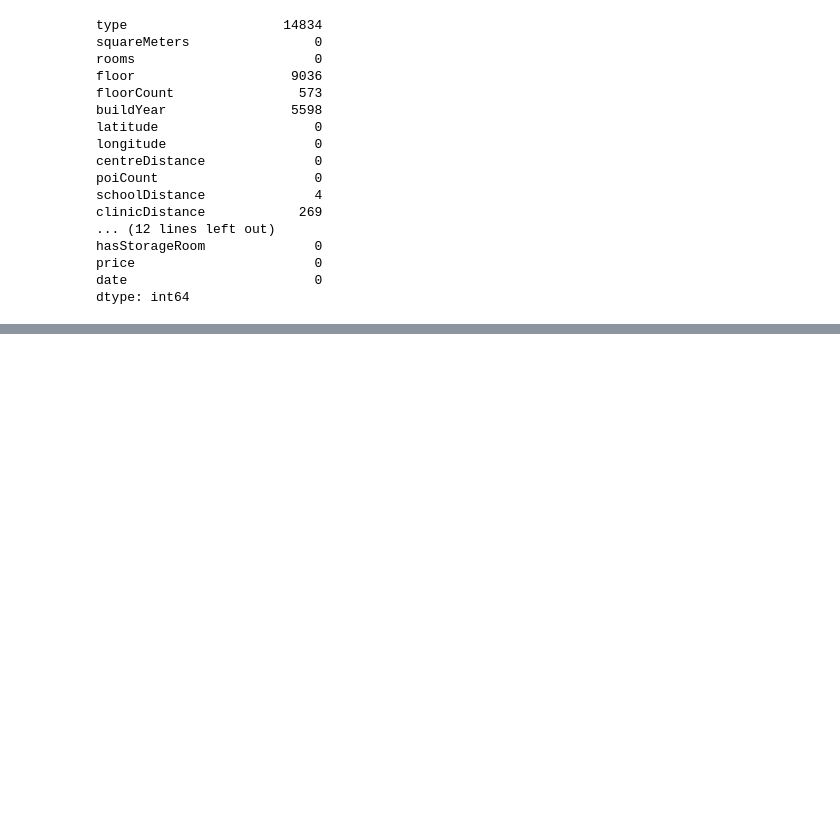
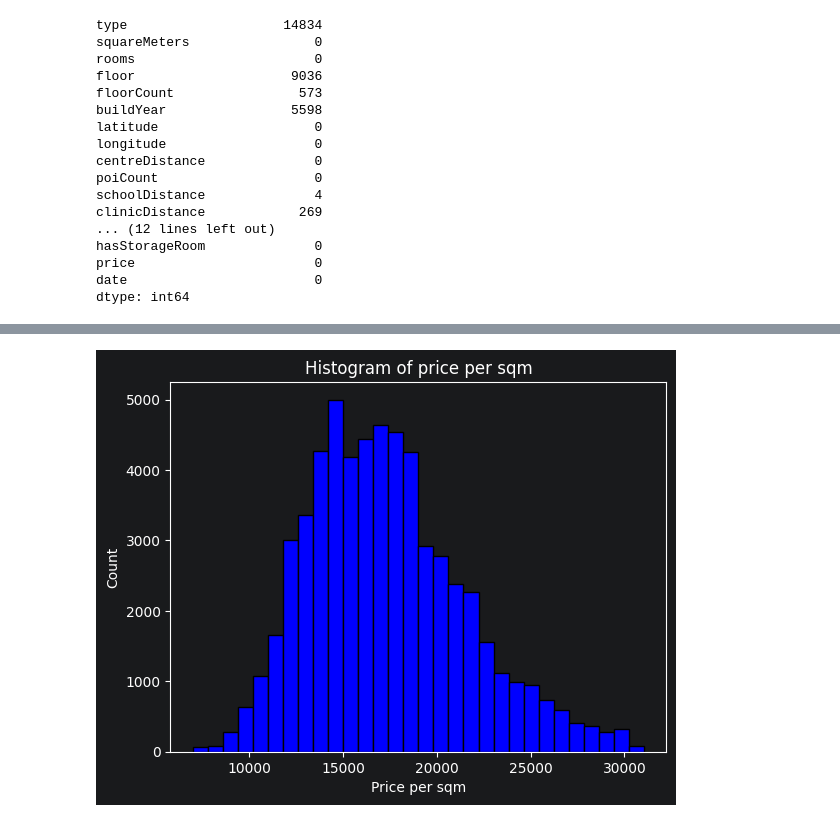
Before and after one commit to jroznerski/property-pricing-pl, a Jupyter notebook: notebooks/01_data_understanding.ipynb, the cells around one changed output, grey strips where cells are left out. Cells and saved outputs as stored; diff of their text form; code cells hidden in the pictures; blank space fills up the shorter version.

```diff
--- a/notebooks/01_data_understanding.ipynb
+++ b/notebooks/01_data_understanding.ipynb
@@ -97,0 +155,10 @@ dtype: int64
+# %%
+df['pricePerSqm'] = df['price'] / df['squareMeters']
+
+plt.hist(df['pricePerSqm'], bins=30, color="blue", edgecolor="black")
+plt.xlabel("Price per sqm")
+plt.ylabel("Count")
+plt.title("Histogram of price per sqm")
+plt.show()
+# %% [output]
+[figure, added]
```
Also changed, not shown: parts of 18 cells of this notebook, 1 other file.
